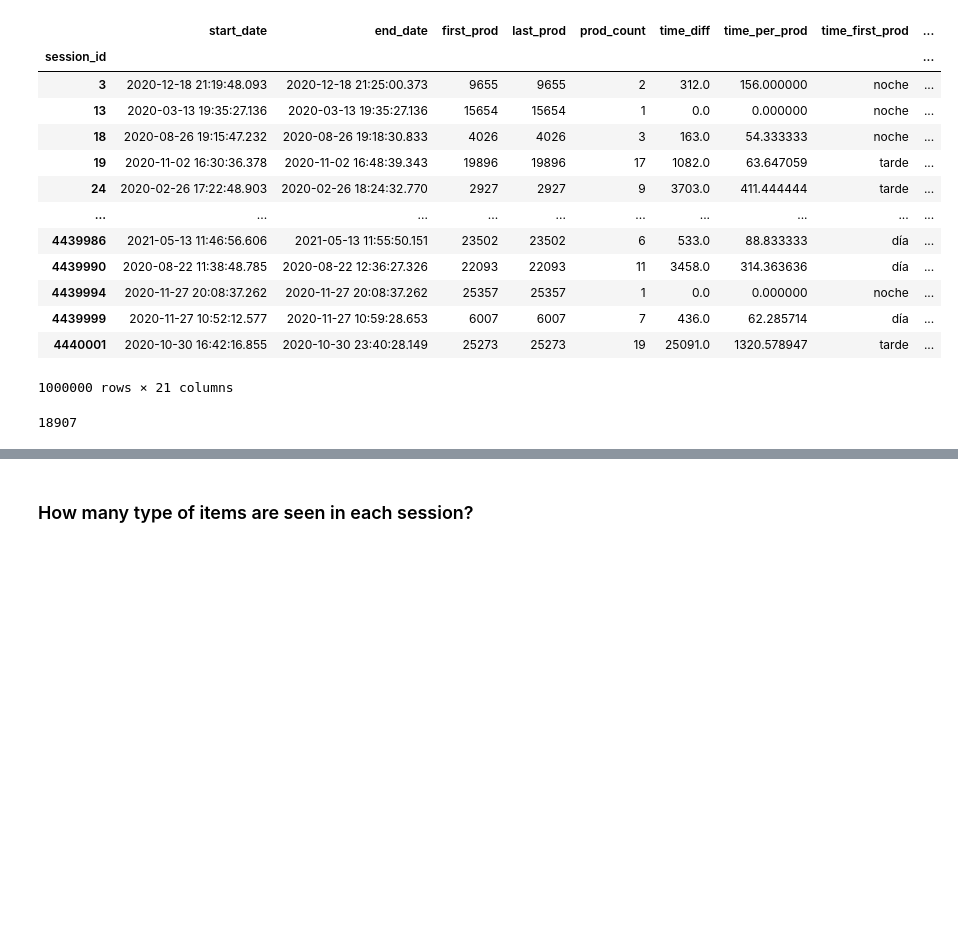
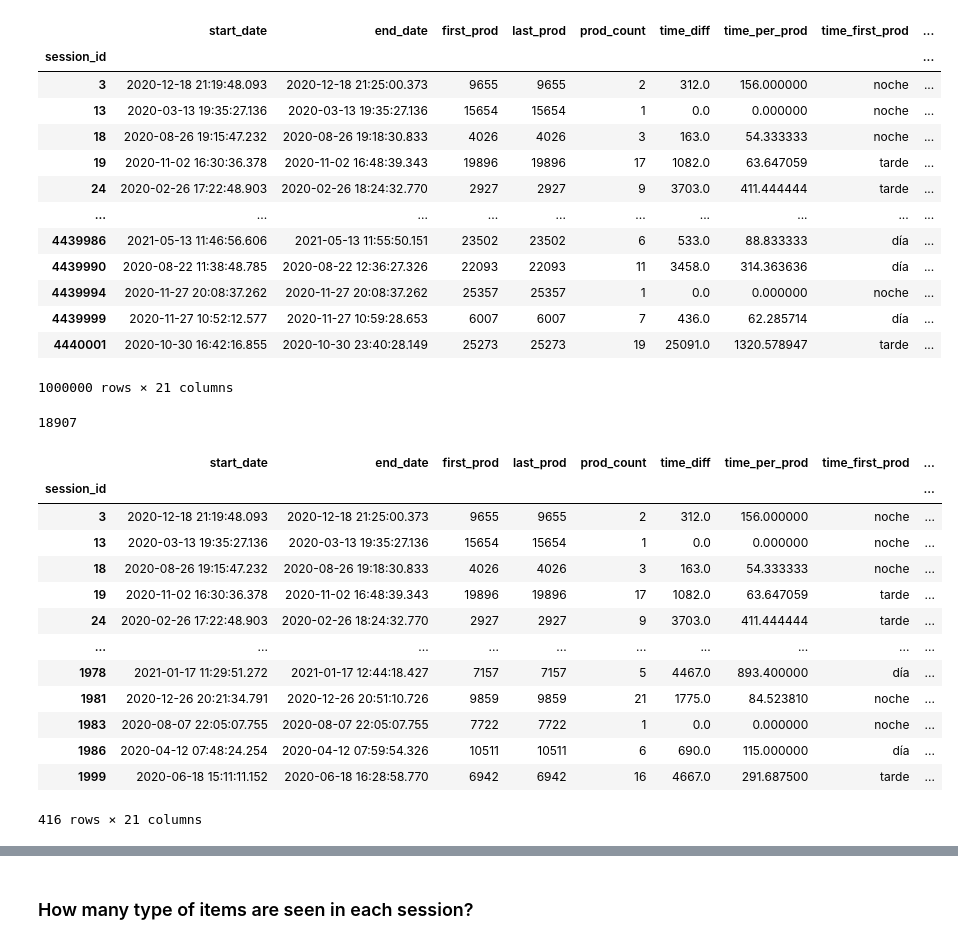
Before and after one commit to LucioBolatti/RecSys22-UB, a Jupyter notebook: ALL_Joan.ipynb, the cells around one changed output, grey strips where cells are left out. Cells and saved outputs as stored; diff of their text form; code cells hidden in the pictures; blank space fills up the shorter version.

```diff
--- a/ALL_Joan.ipynb
+++ b/ALL_Joan.ipynb
@@ -221,6 +221,25 @@ df
 df['item_purch'].nunique()
 # %% [output]
 18907
+# %%
+df = df[df.index<2000]
+
+df
+# %% [output]
+|  | start_date | end_date | first_prod | last_prod | prod_count | time_diff | time_per_prod | time_first_prod | ... |
+| session_id |  |  |  |  |  |  |  |  | ... |
+| 3 | 2020-12-18 21:19:48.093 | 2020-12-18 21:25:00.373 | 9655 | 9655 | 2 | 312.0 | 156.000000 | noche | ... |
+| 13 | 2020-03-13 19:35:27.136 | 2020-03-13 19:35:27.136 | 15654 | 15654 | 1 | 0.0 | 0.000000 | noche | ... |
+| 18 | 2020-08-26 19:15:47.232 | 2020-08-26 19:18:30.833 | 4026 | 4026 | 3 | 163.0 | 54.333333 | noche | ... |
+| 19 | 2020-11-02 16:30:36.378 | 2020-11-02 16:48:39.343 | 19896 | 19896 | 17 | 1082.0 | 63.647059 | tarde | ... |
+| 24 | 2020-02-26 17:22:48.903 | 2020-02-26 18:24:32.770 | 2927 | 2927 | 9 | 3703.0 | 411.444444 | tarde | ... |
+| ... | ... | ... | ... | ... | ... | ... | ... | ... | ... |
+| 1978 | 2021-01-17 11:29:51.272 | 2021-01-17 12:44:18.427 | 7157 | 7157 | 5 | 4467.0 | 893.400000 | día | ... |
+| 1981 | 2020-12-26 20:21:34.791 | 2020-12-26 20:51:10.726 | 9859 | 9859 | 21 | 1775.0 | 84.523810 | noche | ... |
+| 1983 | 2020-08-07 22:05:07.755 | 2020-08-07 22:05:07.755 | 7722 | 7722 | 1 | 0.0 | 0.000000 | noche | ... |
+| 1986 | 2020-04-12 07:48:24.254 | 2020-04-12 07:59:54.326 | 10511 | 10511 | 6 | 690.0 | 115.000000 | día | ... |
+| 1999 | 2020-06-18 15:11:11.152 | 2020-06-18 16:28:58.770 | 6942 | 6942 | 16 | 4667.0 | 291.687500 | tarde | ... |
+416 rows × 21 columns
 # %%
 df.to_csv('dataset_merge.csv')
 # %%
```
Also changed, not shown: parts of 31 cells of this notebook, 2 other files.
